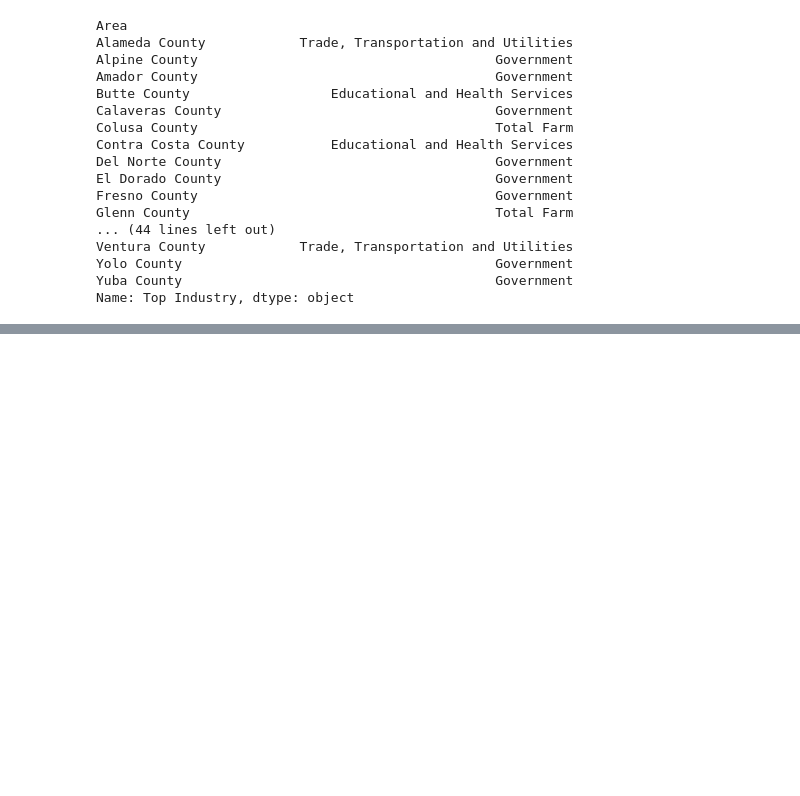
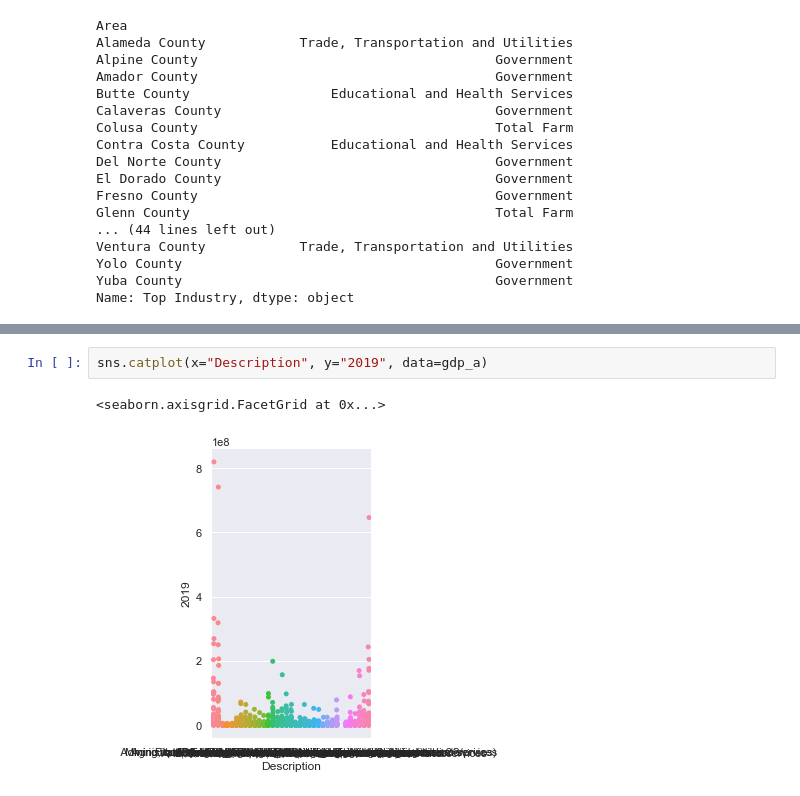
Before and after one commit to pkargupta/mobo102, a Jupyter notebook: Question 1 EDA.ipynb, the cells around one changed output, grey strips where cells are left out. Cells and saved outputs as stored; diff of their text form; blank space fills up the shorter version.

```diff
--- a/Question 1 EDA.ipynb
+++ b/Question 1 EDA.ipynb
@@ -191,0 +305,5 @@ Name: Top Industry, dtype: object
+# %%
+sns.catplot(x="Description", y="2019", data=gdp_a)
+# %% [output]
+<seaborn.axisgrid.FacetGrid at 0x...>
+[figure, added]
```
Also changed, not shown: parts of 16 cells of this notebook, 1 other file.
